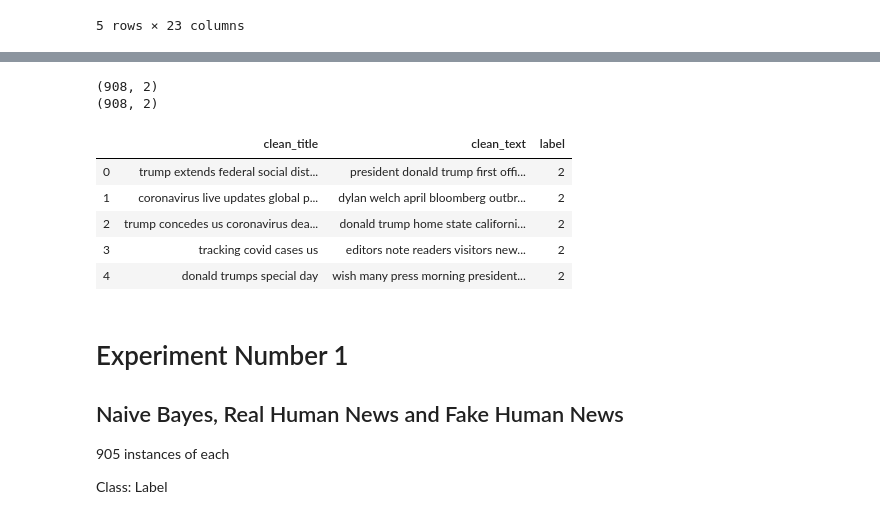
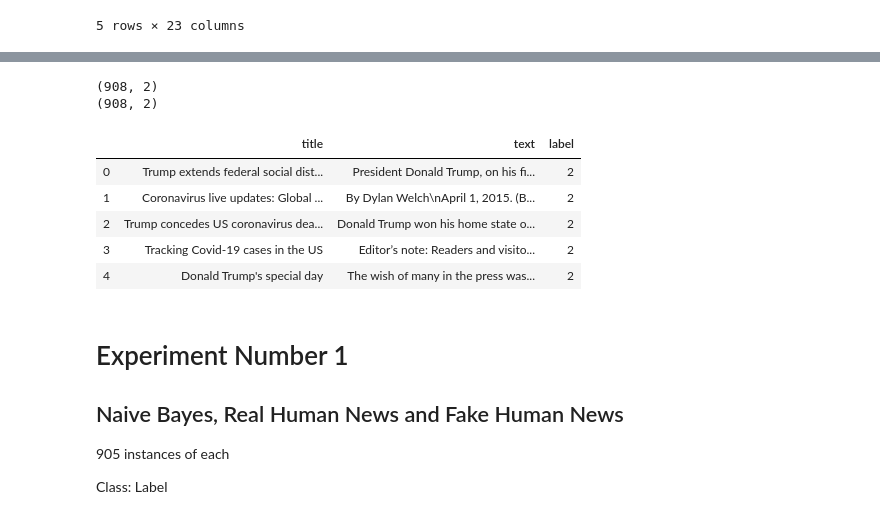
Before and after one commit to jpyneni3/Fake_News_Detector, a Jupyter notebook: Notebooks/NaiveBayes.ipynb, the cells around one changed output, grey strips where cells are left out. Drawn from its saved outputs; the diff is of its cells as text; code cells hidden in the pictures.

```diff
--- a/Notebooks/NaiveBayes.ipynb
+++ b/Notebooks/NaiveBayes.ipynb
@@ -74,21 +74,21 @@ See the caveats in the documentation: http://pandas.pydata.org/pandas-docs/stabl
 # %%
 df_grover = pd.read_csv('../Cleaned Data/Neural_Fake_News.csv')
-df_grover = df_grover[['clean_title','clean_text']]
+df_grover = df_grover[['title','text']]
 print(df_grover.shape)
 df_grover.dropna(inplace=True)
 print(df_grover.shape)
 df_grover.head()
 df_grover['label'] = 2
 df_grover.head()
 # %% [output]
 (908, 2)
 (908, 2)
-|  | clean_title | clean_text | label |
-| 0 | trump extends federal social dist... | president donald trump first offi... | 2 |
-| 1 | coronavirus live updates global p... | dylan welch april bloomberg outbr... | 2 |
-| 2 | trump concedes us coronavirus dea... | donald trump home state californi... | 2 |
-| 3 | tracking covid cases us | editors note readers visitors new... | 2 |
-| 4 | donald trumps special day | wish many press morning president... | 2 |
+|  | title | text | label |
+| 0 | Trump extends federal social dist... | President Donald Trump, on his fi... | 2 |
+| 1 | Coronavirus live updates: Global ... | By Dylan Welch\nApril 1, 2015. (B... | 2 |
+| 2 | Trump concedes US coronavirus dea... | Donald Trump won his home state o... | 2 |
+| 3 | Tracking Covid-19 cases in the US | Editor’s note: Readers and visito... | 2 |
+| 4 | Donald Trump's special day | The wish of many in the press was... | 2 |
 # %% [markdown]
 # Experiment Number 1
 ## Naive Bayes, Real Human News and Fake Human News
```
Also changed, not shown: parts of 25 cells of this notebook, 5 other files.
